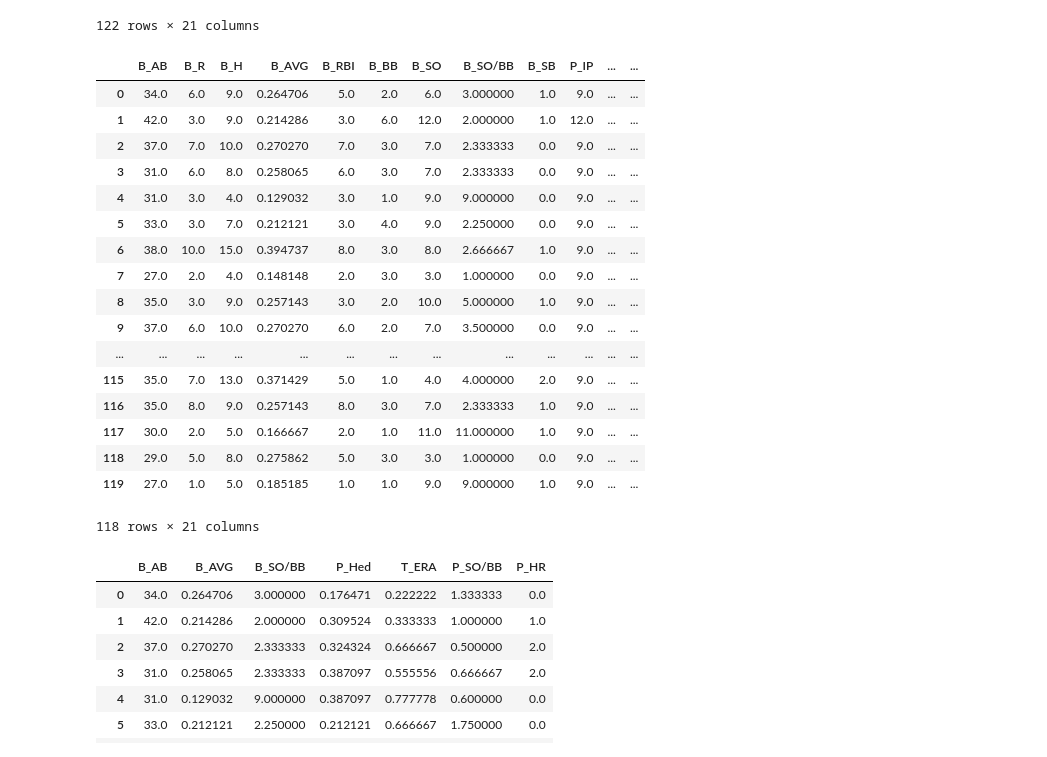
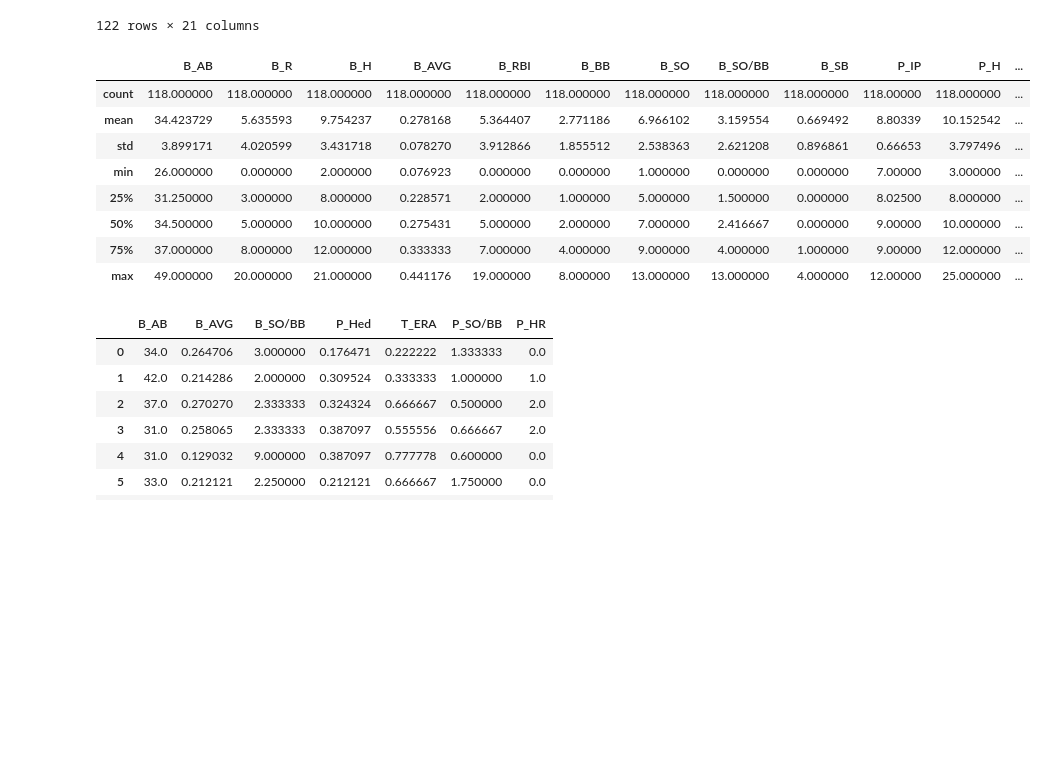
Before and after one commit to a10130716/learning_Note, a Jupyter notebook: hw01_decisiontree/決策樹.ipynb, the cells around one changed output. Drawn from its saved outputs; the diff is of its cells as text; code cells hidden in the pictures; blank space fills up the shorter version.

```diff
--- a/hw01_decisiontree/決策樹.ipynb
+++ b/hw01_decisiontree/決策樹.ipynb
@@ -81,26 +90,17 @@ df2
 # %%
 df2=df2.drop([16,19,120,121], axis=0)#刪除平手即ＮaＮ資料部分
 # %%
-df2
+df2.describe()
 # %% [output]
-|  | B_AB | B_R | B_H | B_AVG | B_RBI | B_BB | B_SO | B_SO/BB | B_SB | P_IP | ... | ... |
-| 0 | 34.0 | 6.0 | 9.0 | 0.264706 | 5.0 | 2.0 | 6.0 | 3.000000 | 1.0 | 9.0 | ... | ... |
-| 1 | 42.0 | 3.0 | 9.0 | 0.214286 | 3.0 | 6.0 | 12.0 | 2.000000 | 1.0 | 12.0 | ... | ... |
-| 2 | 37.0 | 7.0 | 10.0 | 0.270270 | 7.0 | 3.0 | 7.0 | 2.333333 | 0.0 | 9.0 | ... | ... |
-| 3 | 31.0 | 6.0 | 8.0 | 0.258065 | 6.0 | 3.0 | 7.0 | 2.333333 | 0.0 | 9.0 | ... | ... |
-| 4 | 31.0 | 3.0 | 4.0 | 0.129032 | 3.0 | 1.0 | 9.0 | 9.000000 | 0.0 | 9.0 | ... | ... |
-| 5 | 33.0 | 3.0 | 7.0 | 0.212121 | 3.0 | 4.0 | 9.0 | 2.250000 | 0.0 | 9.0 | ... | ... |
-| 6 | 38.0 | 10.0 | 15.0 | 0.394737 | 8.0 | 3.0 | 8.0 | 2.666667 | 1.0 | 9.0 | ... | ... |
-| 7 | 27.0 | 2.0 | 4.0 | 0.148148 | 2.0 | 3.0 | 3.0 | 1.000000 | 0.0 | 9.0 | ... | ... |
-| 8 | 35.0 | 3.0 | 9.0 | 0.257143 | 3.0 | 2.0 | 10.0 | 5.000000 | 1.0 | 9.0 | ... | ... |
-| 9 | 37.0 | 6.0 | 10.0 | 0.270270 | 6.0 | 2.0 | 7.0 | 3.500000 | 0.0 | 9.0 | ... | ... |
-| ... | ... | ... | ... | ... | ... | ... | ... | ... | ... | ... | ... | ... |
-| 115 | 35.0 | 7.0 | 13.0 | 0.371429 | 5.0 | 1.0 | 4.0 | 4.000000 | 2.0 | 9.0 | ... | ... |
-| 116 | 35.0 | 8.0 | 9.0 | 0.257143 | 8.0 | 3.0 | 7.0 | 2.333333 | 1.0 | 9.0 | ... | ... |
-| 117 | 30.0 | 2.0 | 5.0 | 0.166667 | 2.0 | 1.0 | 11.0 | 11.000000 | 1.0 | 9.0 | ... | ... |
-| 118 | 29.0 | 5.0 | 8.0 | 0.275862 | 5.0 | 3.0 | 3.0 | 1.000000 | 0.0 | 9.0 | ... | ... |
-| 119 | 27.0 | 1.0 | 5.0 | 0.185185 | 1.0 | 1.0 | 9.0 | 9.000000 | 1.0 | 9.0 | ... | ... |
+|  | B_AB | B_R | B_H | B_AVG | B_RBI | B_BB | B_SO | B_SO/BB | B_SB | P_IP | P_H | ... |
+| count | 118.000000 | 118.000000 | 118.000000 | 118.000000 | 118.000000 | 118.000000 | 118.000000 | 118.000000 | 118.000000 | 118.00000 | 118.000000 | ... |
+| mean | 34.423729 | 5.635593 | 9.754237 | 0.278168 | 5.364407 | 2.771186 | 6.966102 | 3.159554 | 0.669492 | 8.80339 | 10.152542 | ... |
+| std | 3.899171 | 4.020599 | 3.431718 | 0.078270 | 3.912866 | 1.855512 | 2.538363 | 2.621208 | 0.896861 | 0.66653 | 3.797496 | ... |
+| min | 26.000000 | 0.000000 | 2.000000 | 0.076923 | 0.000000 | 0.000000 | 1.000000 | 0.000000 | 0.000000 | 7.00000 | 3.000000 | ... |
+| 25% | 31.250000 | 3.000000 | 8.000000 | 0.228571 | 2.000000 | 1.000000 | 5.000000 | 1.500000 | 0.000000 | 8.02500 | 8.000000 | ... |
+| 50% | 34.500000 | 5.000000 | 10.000000 | 0.275431 | 5.000000 | 2.000000 | 7.000000 | 2.416667 | 0.000000 | 9.00000 | 10.000000 | ... |
+| 75% | 37.000000 | 8.000000 | 12.000000 | 0.333333 | 7.000000 | 4.000000 | 9.000000 | 4.000000 | 1.000000 | 9.00000 | 12.000000 | ... |
+| max | 49.000000 | 20.000000 | 21.000000 | 0.441176 | 19.000000 | 8.000000 | 13.000000 | 13.000000 | 4.000000 | 12.00000 | 25.000000 | ... |
-118 rows × 21 columns
 # %%
 X = df2[['B_AB','B_AVG','B_SO/BB','P_Hed' ,'T_ERA', 'P_SO/BB', 'P_HR']]
 y = df2['Result']
```
Also changed, not shown: parts of 8 cells of this notebook.
